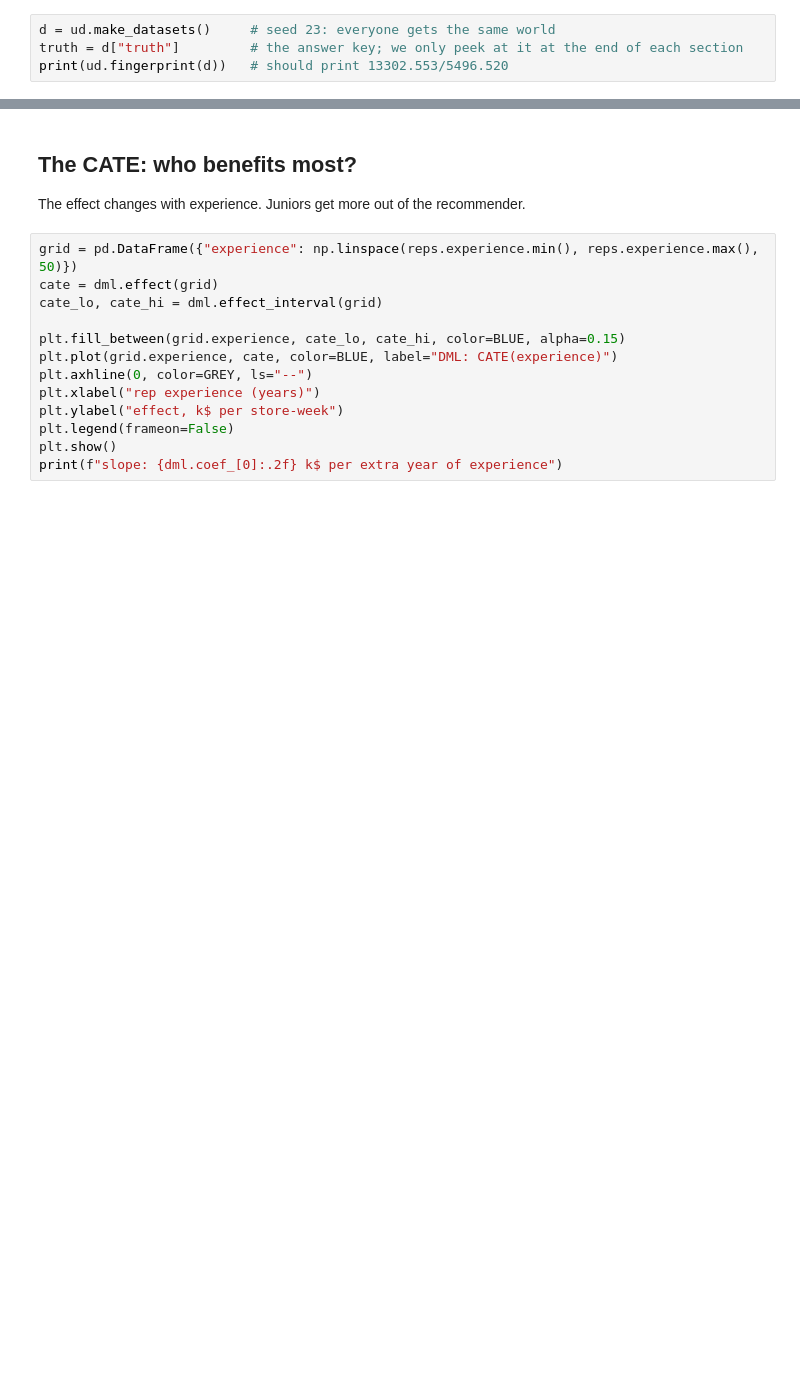
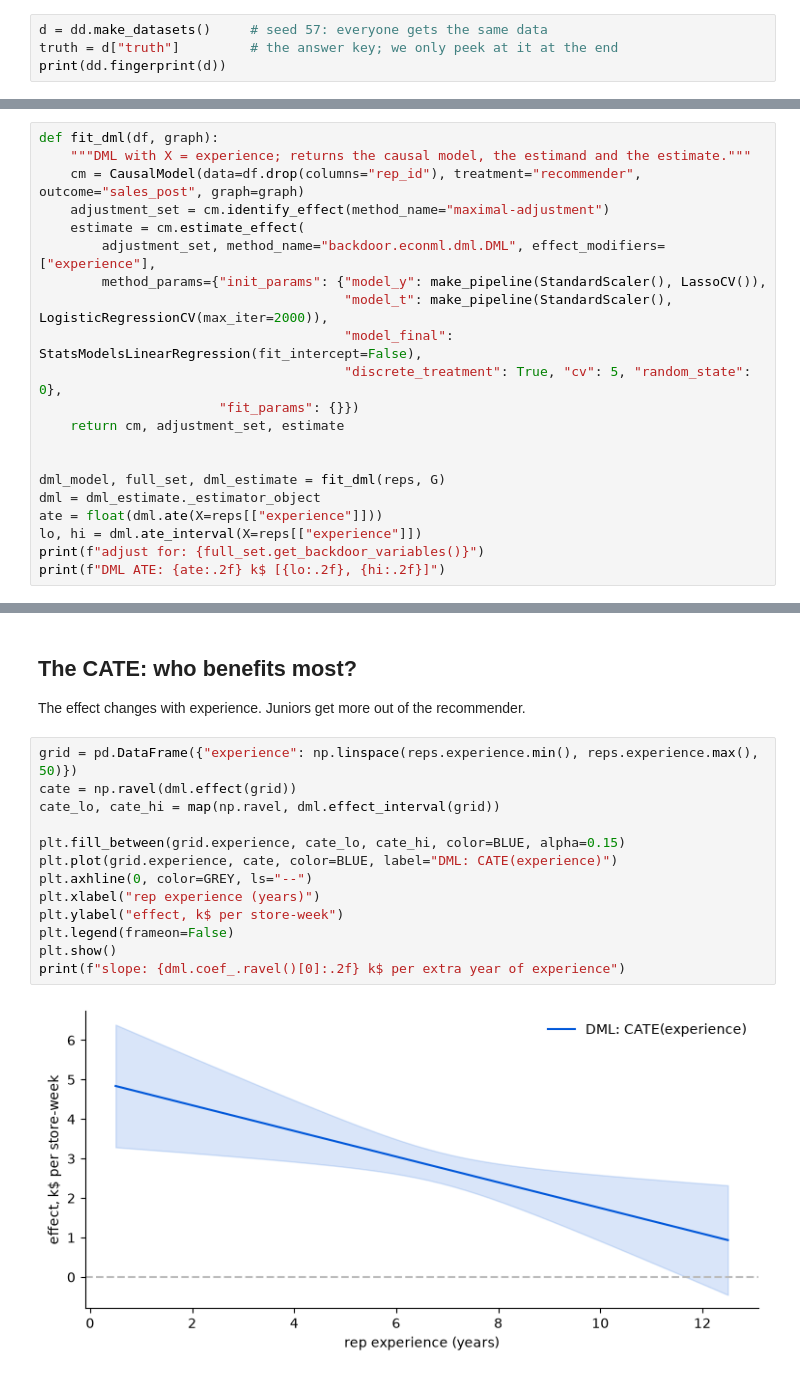
Before and after one commit to AlxndrMlk/talks-and-workshops, a Jupyter notebook: 2026-10--odsc-ai/03 - Double machine learning.ipynb, the cells around one changed output, grey strips where cells are left out. Saved outputs shown, nothing was run; the diff lists cells and outputs as text; blank space fills up the shorter version.

```diff
--- a/2026-10--odsc-ai/03 - Double machine learning.ipynb
+++ b/2026-10--odsc-ai/03 - Double machine learning.ipynb
@@ -38,6 +37,6 @@ import uplift_data as ud
 BLUE, GOLD, GREY, RED, DARK = "#0057d9", "#c8860d", "#bbbbbb", "#c0392b", "#222222"
 plt.rcParams.update({"figure.figsize": (9, 4), "axes.spines.top": False, "axes.spines.right": False})
 # %%
-d = ud.make_datasets()     # seed 23: everyone gets the same world
-truth = d["truth"]         # the answer key; we only peek at it at the end of each section
-print(ud.fingerprint(d))   # should print 13302.553/5496.520
+d = dd.make_datasets()     # seed 57: everyone gets the same data
+truth = d["truth"]         # the answer key; we only peek at it at the end
+print(dd.fingerprint(d))
@@ -136,0 +133,21 @@ print(f"DML ATT: {att:.2f} k$ [{lo:.2f}, {hi:.2f}] = {att / (north_post - att):.
+# %%
+def fit_dml(df, graph):
+    """DML with X = experience; returns the causal model, the estimand and the estimate."""
+    cm = CausalModel(data=df.drop(columns="rep_id"), treatment="recommender", outcome="sales_post", graph=graph)
+    adjustment_set = cm.identify_effect(method_name="maximal-adjustment")
+    estimate = cm.estimate_effect(
+        adjustment_set, method_name="backdoor.econml.dml.DML", effect_modifiers=["experience"],
+        method_params={"init_params": {"model_y": make_pipeline(StandardScaler(), LassoCV()),
+                                       "model_t": make_pipeline(StandardScaler(), LogisticRegressionCV(max_iter=2000)),
+                                       "model_final": StatsModelsLinearRegression(fit_intercept=False),
+                                       "discrete_treatment": True, "cv": 5, "random_state": 0},
+                       "fit_params": {}})
+    return cm, adjustment_set, estimate
+
+
+dml_model, full_set, dml_estimate = fit_dml(reps, G)
+dml = dml_estimate._estimator_object
+ate = float(dml.ate(X=reps[["experience"]]))
+lo, hi = dml.ate_interval(X=reps[["experience"]])
+print(f"adjust for: {full_set.get_backdoor_variables()}")
+print(f"DML ATE: {ate:.2f} k$ [{lo:.2f}, {hi:.2f}]")
@@ -140,14 +160,16 @@ print(f"DML ATT: {att:.2f} k$ [{lo:.2f}, {hi:.2f}] = {att / (north_post - att):.
 The effect changes with experience. Juniors get more out of the recommender.
 # %%
 grid = pd.DataFrame({"experience": np.linspace(reps.experience.min(), reps.experience.max(), 50)})
-cate = dml.effect(grid)
-cate_lo, cate_hi = dml.effect_interval(grid)
+cate = np.ravel(dml.effect(grid))
+cate_lo, cate_hi = map(np.ravel, dml.effect_interval(grid))
 
 plt.fill_between(grid.experience, cate_lo, cate_hi, color=BLUE, alpha=0.15)
 plt.plot(grid.experience, cate, color=BLUE, label="DML: CATE(experience)")
 plt.axhline(0, color=GREY, ls="--")
 plt.xlabel("rep experience (years)")
 plt.ylabel("effect, k$ per store-week")
 plt.legend(frameon=False)
 plt.show()
-print(f"slope: {dml.coef_[0]:.2f} k$ per extra year of experience")
+print(f"slope: {dml.coef_.ravel()[0]:.2f} k$ per extra year of experience")
+# %% [output]
+[figure, added]
```
Also changed, not shown: parts of 35 cells of this notebook, 1 other file.
